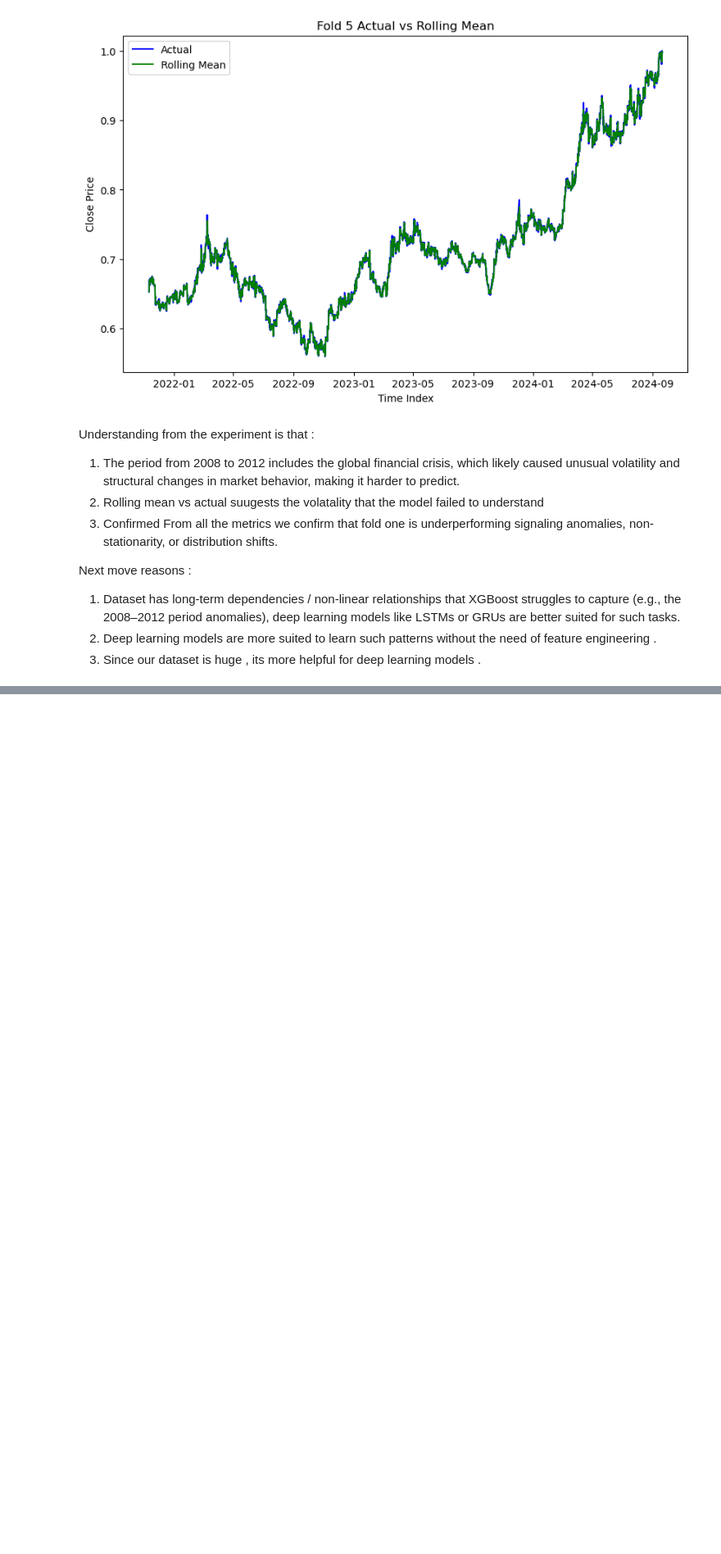
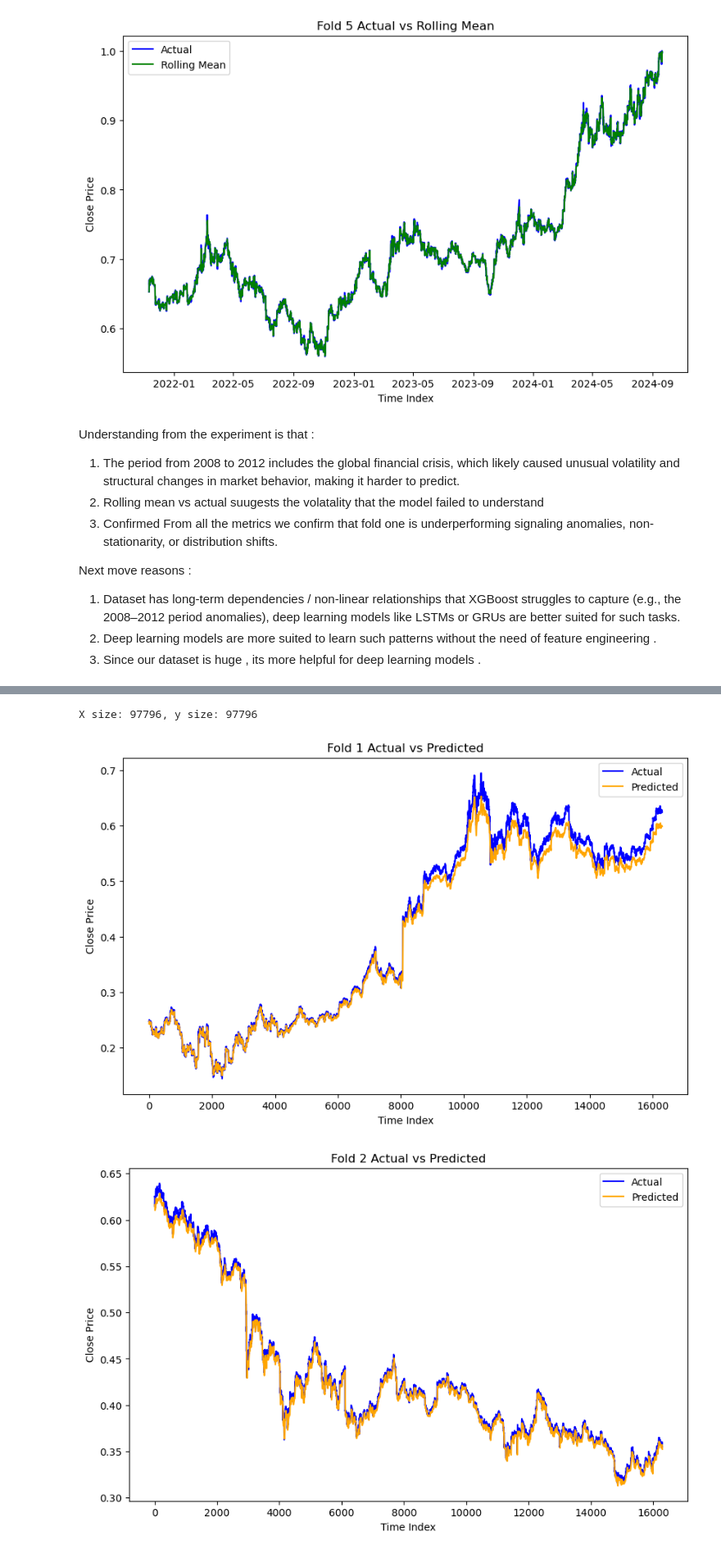
Before and after one commit to abhisheksuga/price-forecasting, a Jupyter notebook: src/forcasting.ipynb, the cells around one changed output, grey strips where cells are left out. Shown at 82% size. Saved outputs shown, nothing was run; the diff lists cells and outputs as text; code cells hidden in the pictures; blank space fills up the shorter version.

Commit message:
LSTM code added

```diff
--- a/src/forcasting.ipynb
+++ b/src/forcasting.ipynb
@@ -694,0 +723,22 @@ Next move reasons :
+# %%
+#LSTM implementation
+df_2 = filtered_data.copy()
+df_2 = df_2.drop(columns=['Hour','Date'])
+look_back = 23  # Using the past 23 hours to predict
+
+data = df_2[['Open', 'High', 'Low', 'Close', 'Volume']].values
+
+
+# to create sequence
+def create_sequences(data, look_back):
+    X, y = [], []
+    for i in range(look_back, len(data)):
+        # Slice the rows for the look-back period
+        window = data[i-look_back:i, :]  # Select all columns initially
+        # Select specific columns for features: Open, High, Low, Volume (indices 0, 1, 2, 4)
+        X.append(window[:, [0, 1, 2, 4]])
+        # Select the Close column (index 3) as the target variable
+        y.append(data[i, 3])  # Close
+    return np.array(X), np.array(y)
+# %%
+X, y = create_sequences(data, look_back=look_back)
@@ -694,0 +750,3 @@ Next move reasons :
+# %%
+original_indices = df_1.index #storing indices so that i can use even after converting series to numpy array
+original_indices
@@ -694,0 +841,5 @@ Next move reasons :
+# %%
+for fold, (train_index, test_index) in enumerate(fold_indices):
+    print(f"Fold {fold + 1}:")
+    print(f"Train Index Max: {max(train_index)}, Train Index Min: {min(train_index)}")
+    print(f"Test Index Max: {max(test_index)}, Test Index Min: {min(test_index)}")
@@ -694,0 +862,20 @@ Next move reasons :
+# %%
+print(f"X size: {len(X)}, y size: {len(y)}")
+# %% [output]
+X size: 97796, y size: 97796
+# %%
+fold_results_df1 = pd.concat(fold_results, ignore_index=True)
+
+for fold in fold_results_df1['Fold'].unique():  # Fixed from fold_results['Fold']
+    fold_data = fold_results_df1[fold_results_df1['Fold'] == fold]
+    plt.figure(figsize=(10, 6))
+    plt.plot(fold_data['Index'], fold_data['Actual'], label='Actual', color='blue')  # Ensure Index is valid
+    plt.plot(fold_data['Index'], fold_data['Predicted'], label='Predicted', color='orange')
+    plt.title(f'Fold {fold} Actual vs Predicted')
+    plt.xlabel('Time Index')
+    plt.ylabel('Close Price')
+    plt.legend()
+    plt.show()
+# %% [output]
+[figure, added]
+[figure, added]
```
Also changed, not shown: parts of 10 cells of this notebook, 21 other files.
